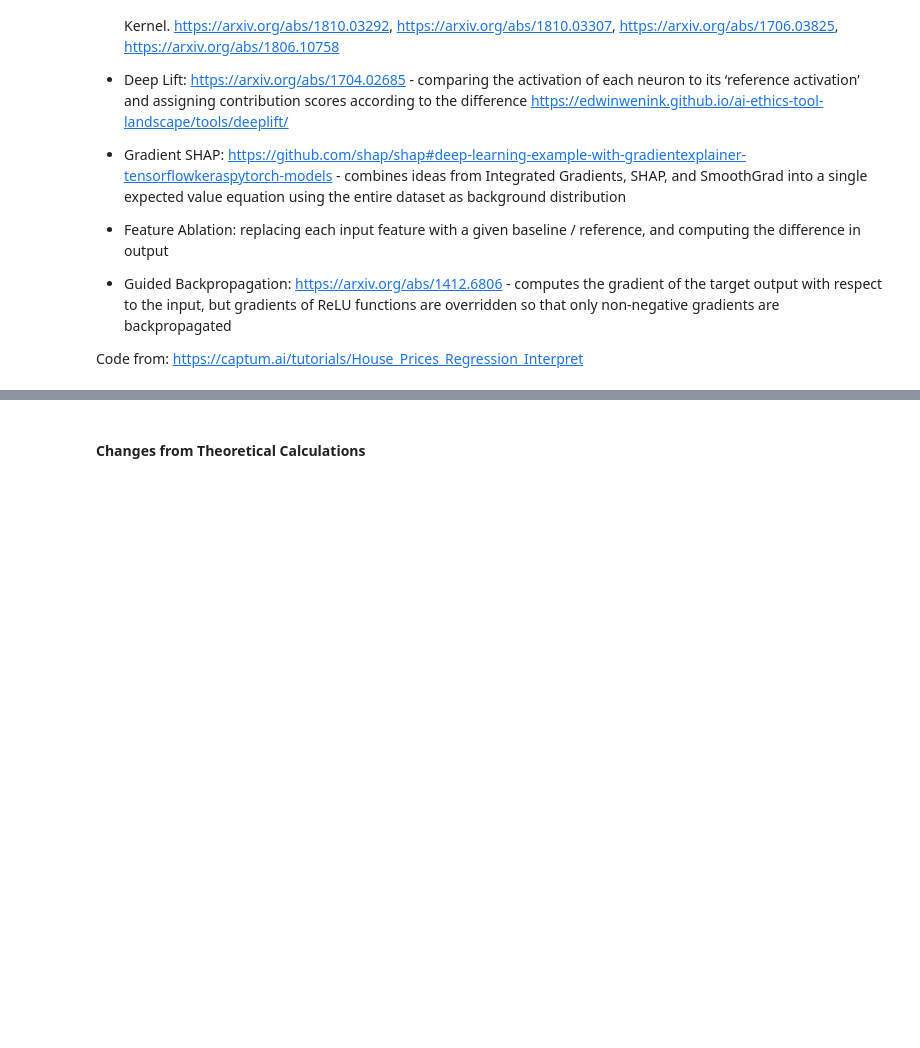
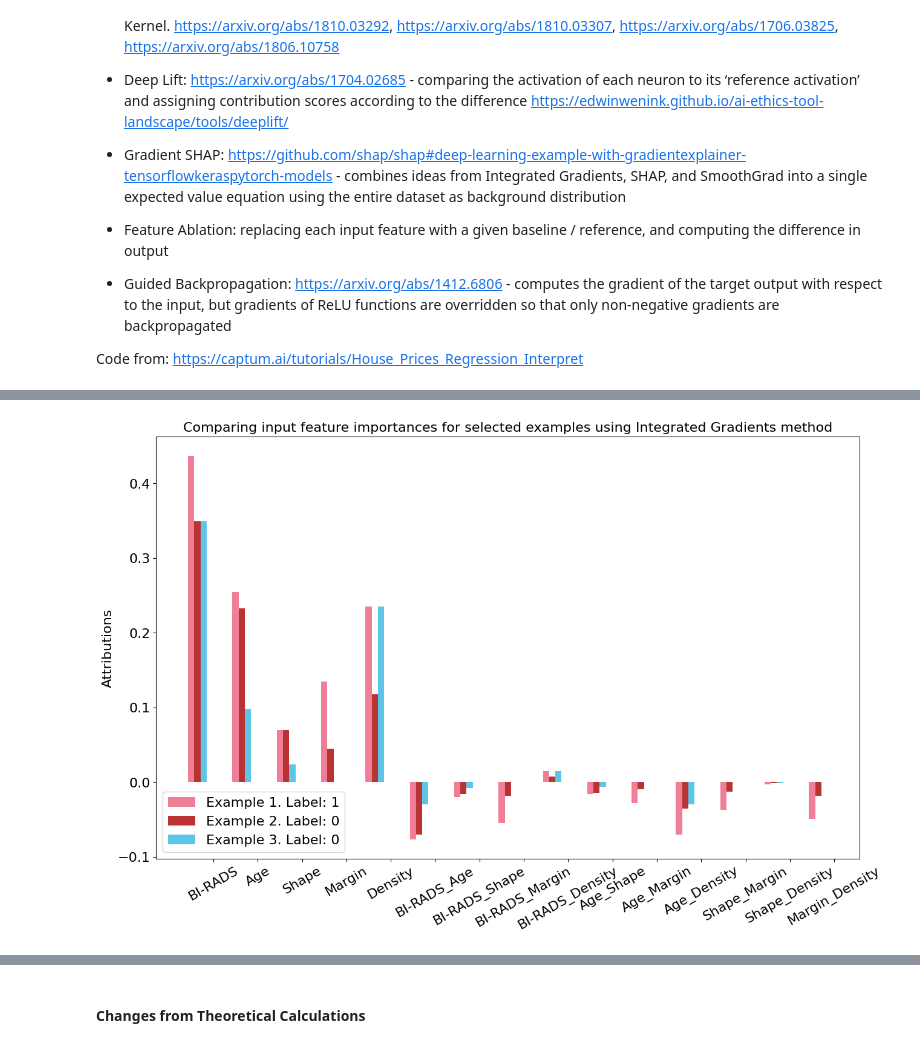
Before and after one commit to MatTheTab/Decision_Analysis, a Jupyter notebook: Project_3/BDA_Project_3.ipynb, the cells around one changed output, grey strips where cells are left out. Saved outputs shown, nothing was run; the diff lists cells and outputs as text; code cells hidden in the pictures; blank space fills up the shorter version.

```diff
--- a/Project_3/BDA_Project_3.ipynb
+++ b/Project_3/BDA_Project_3.ipynb
@@ -1038,0 +1143,5 @@ explanation_plots_nn(neural_MCDA_model, X_train_processed, X_test_processed, y_t
+# %%
+explain_examples(neural_MCDA_model, [test_example_1.values, test_example_2.values, test_example_3.values], column_names,
+                 method="integrated_gradients", labels=[test_label_1, test_label_2, test_label_3])
+# %% [output]
+[figure, added]
```
Also changed, not shown: parts of 42 cells of this notebook.
